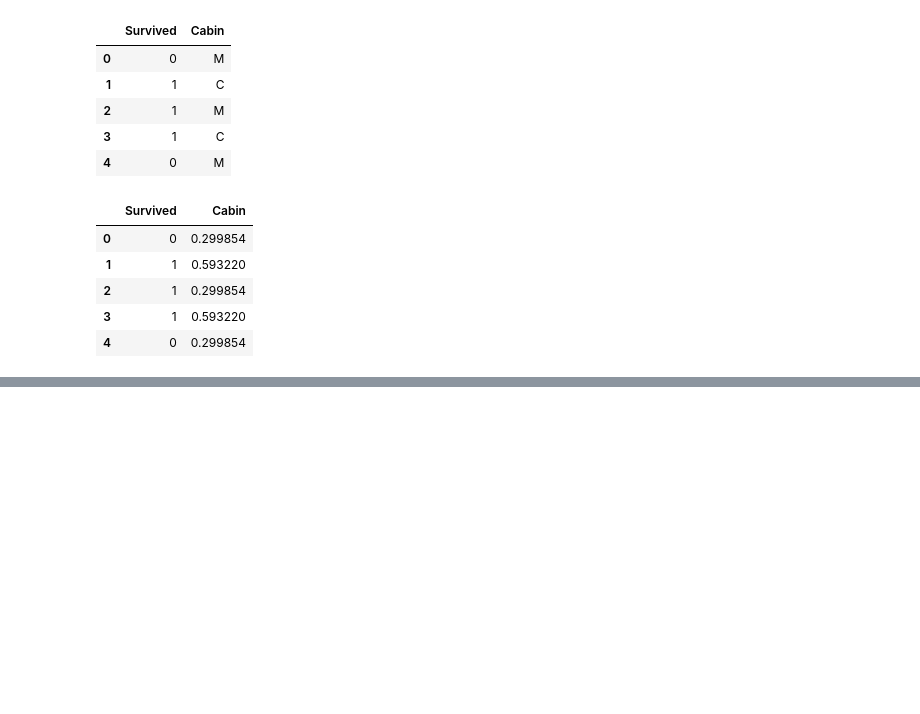
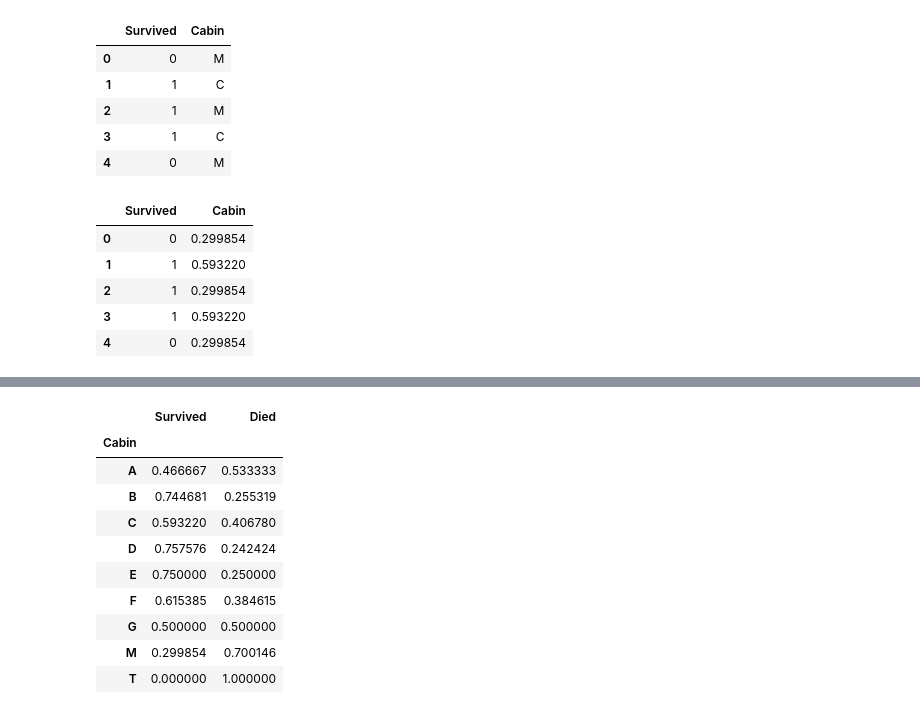
Before and after one commit to behzad89/SQL_GDAL_Commnds, a Jupyter notebook: ML_codes/Encoding_tech.ipynb, the cells around one changed output, grey strips where cells are left out. Saved outputs shown, nothing was run; the diff lists cells and outputs as text; code cells hidden in the pictures; blank space fills up the shorter version.

```diff
--- a/ML_codes/Encoding_tech.ipynb
+++ b/ML_codes/Encoding_tech.ipynb
@@ -195,0 +198,5 @@ df.head()
+# %%
+prob_df = df.groupby('Cabin')['Survived'].mean()
+# %%
+prob_df = pd.DataFrame(prob_df)
+prob_df
@@ -195,0 +217,14 @@ df.head()
+# %%
+prob_df
+# %% [output]
+|  | Survived | Died |
+| Cabin |  |  |
+| A | 0.466667 | 0.533333 |
+| B | 0.744681 | 0.255319 |
+| C | 0.593220 | 0.406780 |
+| D | 0.757576 | 0.242424 |
+| E | 0.750000 | 0.250000 |
+| F | 0.615385 | 0.384615 |
+| G | 0.500000 | 0.500000 |
+| M | 0.299854 | 0.700146 |
+| T | 0.000000 | 1.000000 |
```
Also changed, not shown: parts of 7 cells of this notebook.
